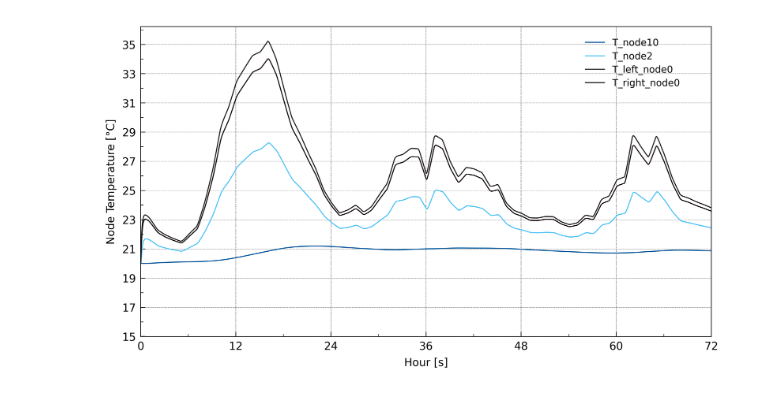
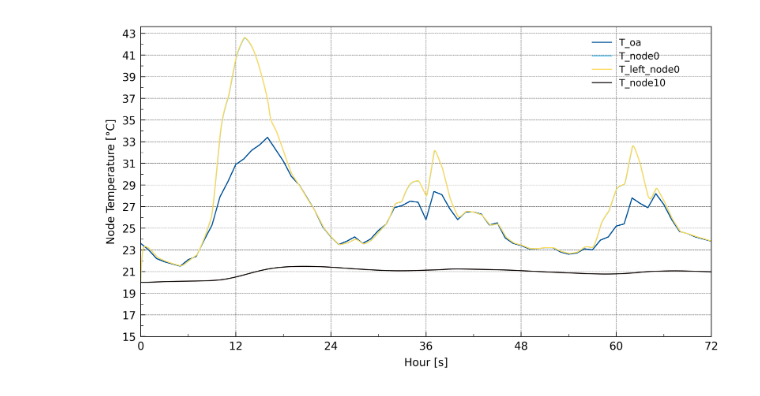
Before and after one commit to binbinbon/CAP_project, a Jupyter notebook: coding/플랏.ipynb, the cells around one changed output. Saved outputs shown, nothing was run; the diff lists cells and outputs as text; code cells hidden in the pictures.

```diff
--- a/coding/플랏.ipynb
+++ b/coding/플랏.ipynb
@@ -88,6 +88,8 @@ PLT_RC_PARAMS = {
 df_T_node_data = pd.read_csv('../data/df_T.csv', encoding='cp949')
 df_T_left_node_data = pd.read_csv('../data/df_T_left.csv', encoding='cp949')
 df_T_right_node_data = pd.read_csv('../data/df_T_right.csv', encoding='cp949')
+
+df_Solar_data = pd.read_csv('../data/Solar data.csv', encoding='cp949')
 # %%
 # time step, 시간 축 설정
 t = 10
@@ -103,4 +105,6 @@ T_node10 = df_T_node_data.iloc[:,[10]]
 T_left_node0 = df_T_left_node_data.iloc[:,[0]]
 
 T_right_node0 = df_T_right_node_data.iloc[:,[0]]
-T_left_node0
+
+
+T_oa = df_Solar_data.loc[:, 'Temperature']
@@ -153,7 +143,7 @@ def plot(node1, node2, node3, node4, node_count, plot_label):
 
     plot_x = time_list
     plot_y = [node1, node2, node3, node4] # 노드 바꾸면 추가해야 됨
-    color = ['#01579B','#4FC3F7', '#222222','#180f0d']
+    color = ['#01579B','#4FC3F7', '#FFD95A','#180f0d']
     plot_label = plot_label
 
     # tick settings
@@ -229,8 +219,8 @@ def plot(node1, node2, node3, node4, node_count, plot_label):
     fig.align_labels()
     fig.tight_layout(pad=0.2, h_pad=0.2)
     plt.subplots_adjust(hspace=0.35, wspace=0.35)
-# %%
-plot(T_node10, T_node2, T_left_node0, T_right_node0, 4,
-     ("T_node10", "T_node2", "T_left_node0", "T_right_node0"))
-# %% [output]
-[figure, removed]
+# %%
+plot(T_oa, T_node0, T_left_node0, T_node10, 4,
+     ("T_oa", "T_node0", "T_left_node0", "T_node10"))
+# %% [output]
+[figure, added]
```
Also changed, not shown: parts of 1 cell of this notebook.
